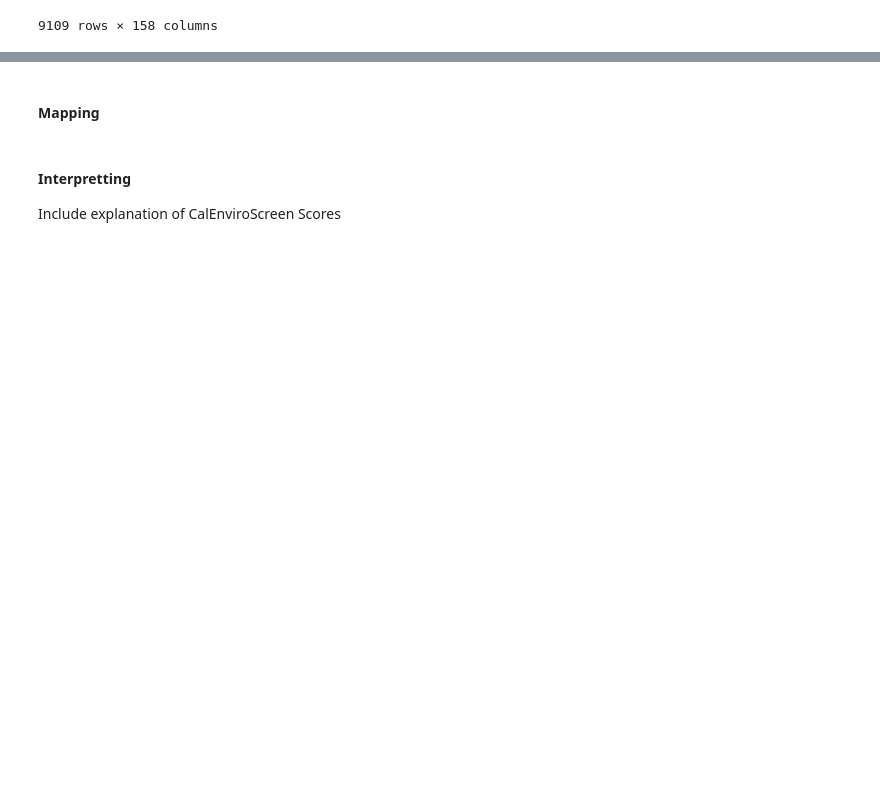
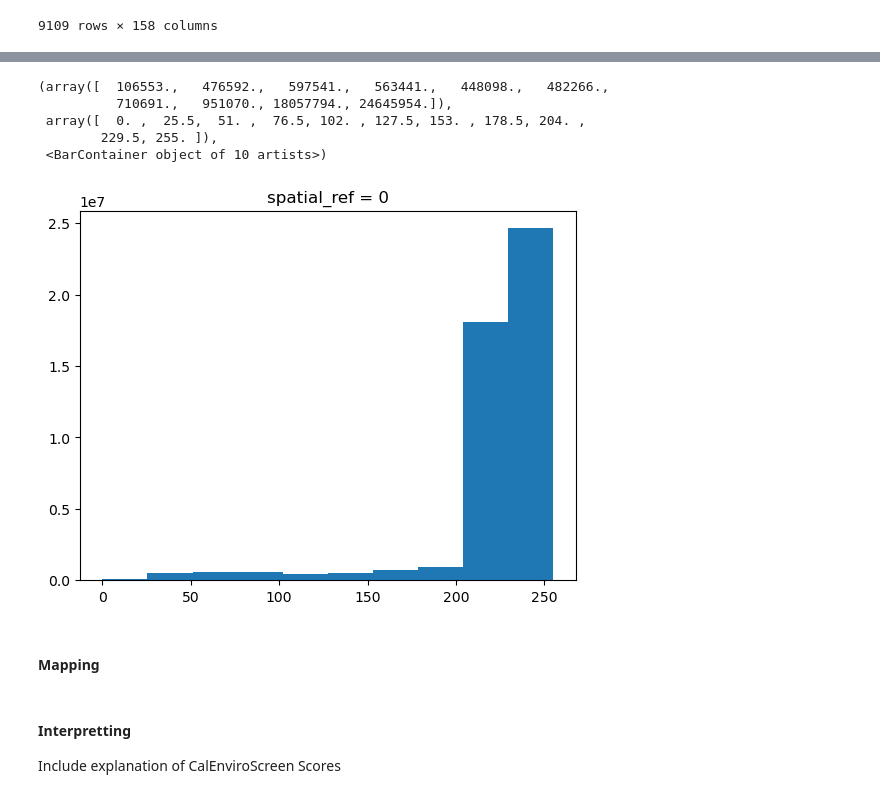
Before and after one commit to The2035Initiative/cca_grid_modeling_project, a Jupyter notebook: identifying_ctracts_oversampling.ipynb, the cells around one changed output, grey strips where cells are left out. Saved outputs shown, nothing was run; the diff lists cells and outputs as text; code cells hidden in the pictures; blank space fills up the shorter version.

Commit message:
working to map out how to relate the data tables and planning to exand to contain all metric data

```diff
--- a/identifying_ctracts_oversampling.ipynb
+++ b/identifying_ctracts_oversampling.ipynb
@@ -740,0 +743,4 @@ cdc_svi
+# %%
+us_overall_cv = rioxr.open_rasterio('data/us_overall_climate_vulnerability.tif',
+                                    crs = sb535_geo.crs)
+us_overall_cv
@@ -741,3 +760,12 @@ cdc_svi
+# %%
+us_overall_cv.plot()
+# %% [output]
+(array([  106553.,   476592.,   597541.,   563441.,   448098.,   482266.,
+          710691.,   951070., 18057794., 24645954.]),
+ array([  0. ,  25.5,  51. ,  76.5, 102. , 127.5, 153. , 178.5, 204. ,
+        229.5, 255. ]),
+ <BarContainer object of 10 artists>)
+[figure, added]
 # %% [markdown]
 #### Mapping
 # %% [markdown]
```
Also changed, not shown: parts of 3 cells of this notebook, 1 other file.
